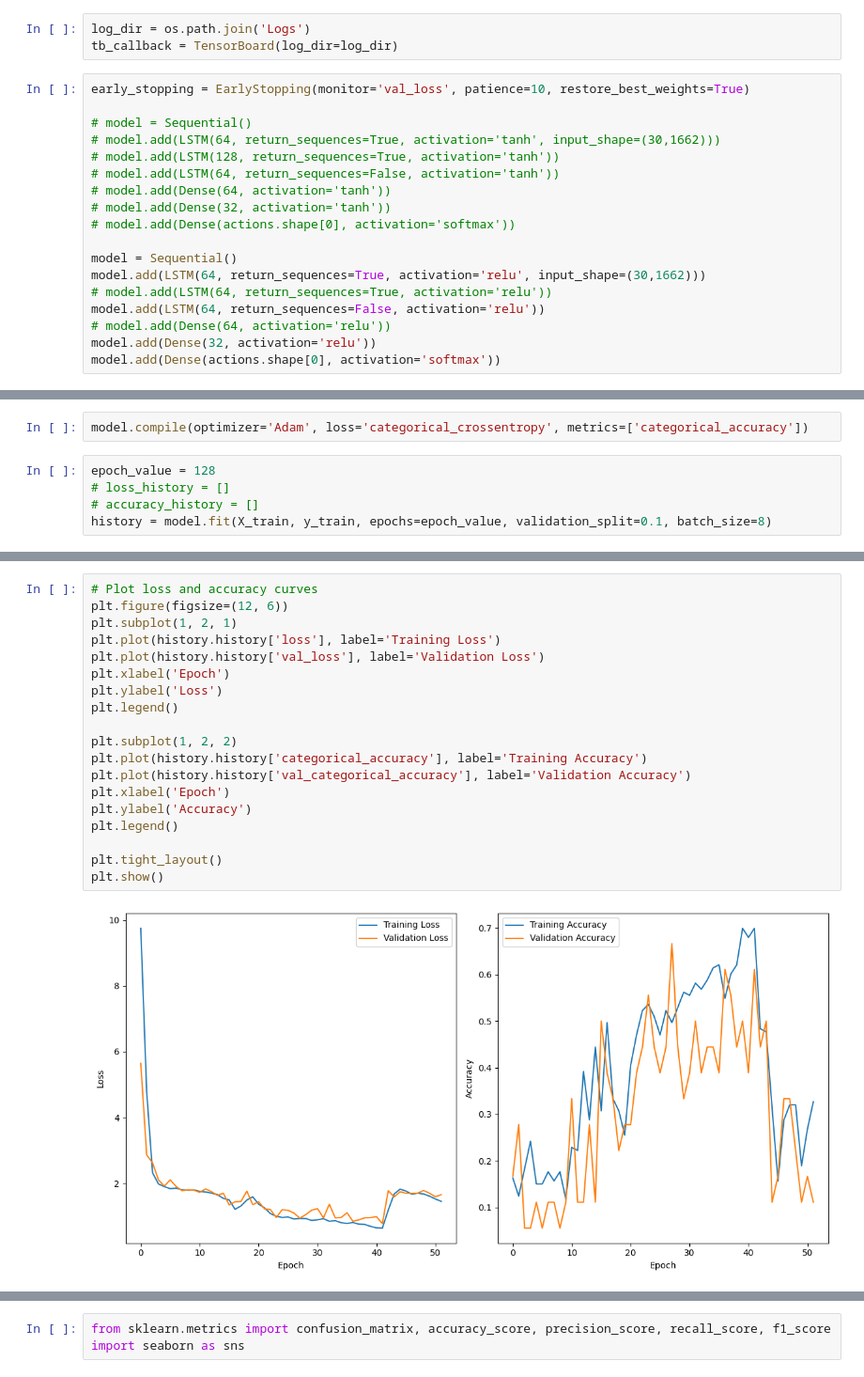
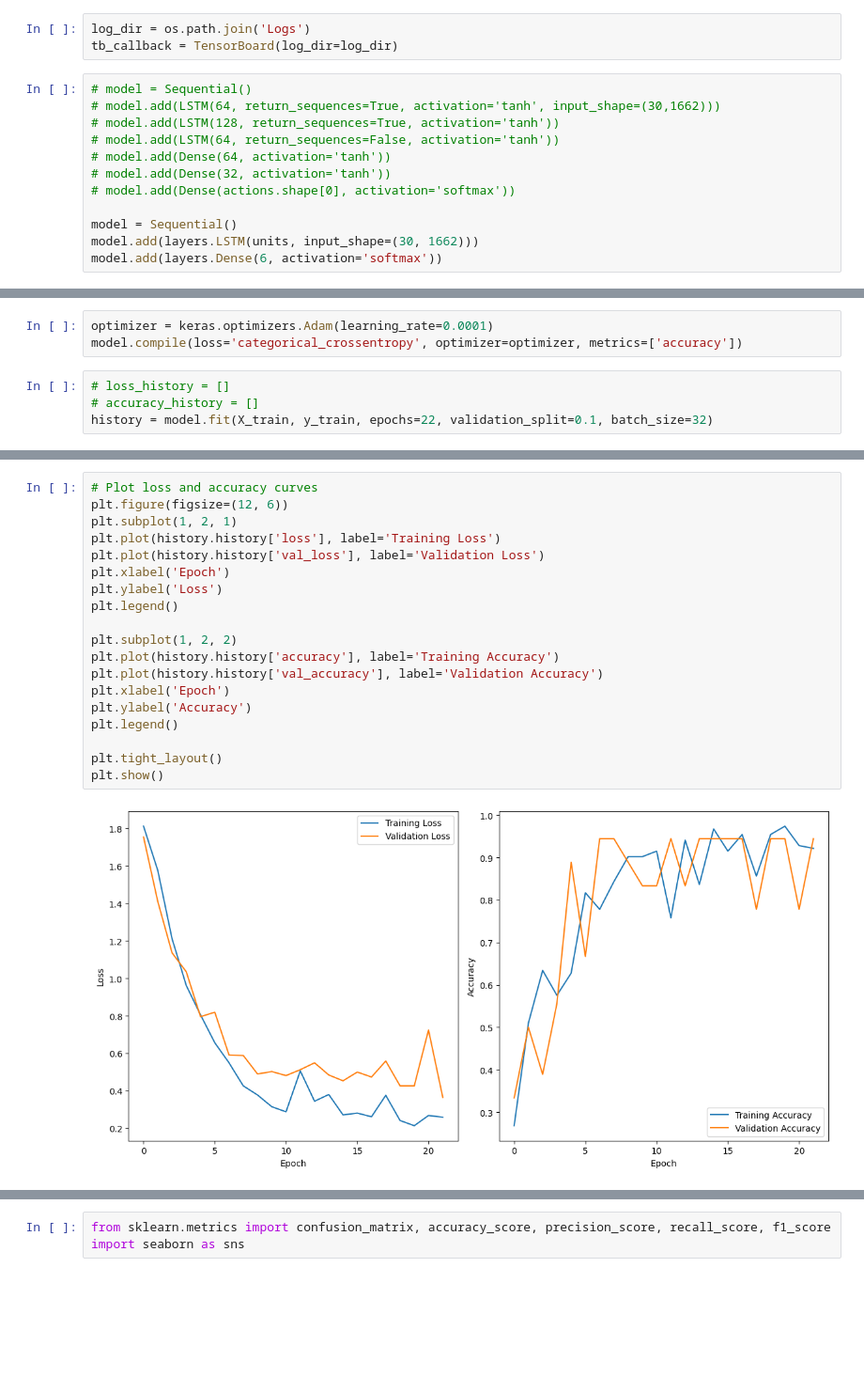
Before and after one commit to heyameen/british_sign_language_model, a Jupyter notebook: british_sign_language_model.ipynb, the cells around one changed output, grey strips where cells are left out. Shown: that part at 94% size. Saved outputs shown, nothing was run; the diff lists cells and outputs as text; blank space fills up the shorter version.

Commit message:
Model now has the optimal parameter

```diff
--- a/british_sign_language_model.ipynb
+++ b/british_sign_language_model.ipynb
@@ -259,8 +342,6 @@ from tensorflow.keras.callbacks import TensorBoard, EarlyStopping
 log_dir = os.path.join('Logs')
 tb_callback = TensorBoard(log_dir=log_dir)
 # %%
-early_stopping = EarlyStopping(monitor='val_loss', patience=10, restore_best_weights=True)
-
 # model = Sequential()
 # model.add(LSTM(64, return_sequences=True, activation='tanh', input_shape=(30,1662)))
 # model.add(LSTM(128, return_sequences=True, activation='tanh'))
@@ -270,9 +351,5 @@ early_stopping = EarlyStopping(monitor='val_loss', patience=10, restore_best_wei
 # model.add(Dense(actions.shape[0], activation='softmax'))
 
 model = Sequential()
-model.add(LSTM(64, return_sequences=True, activation='relu', input_shape=(30,1662)))
-# model.add(LSTM(64, return_sequences=True, activation='relu'))
-model.add(LSTM(64, return_sequences=False, activation='relu'))
-# model.add(Dense(64, activation='relu'))
-model.add(Dense(32, activation='relu'))
-model.add(Dense(actions.shape[0], activation='softmax'))
+model.add(layers.LSTM(units, input_shape=(30, 1662)))
+model.add(layers.Dense(6, activation='softmax'))
@@ -282,8 +356,8 @@ WARNING:tensorflow:Layer lstm_1 will not use cuDNN kernels since it doesn't meet
 # %%
-model.compile(optimizer='Adam', loss='categorical_crossentropy', metrics=['categorical_accuracy'])
+optimizer = keras.optimizers.Adam(learning_rate=0.0001)
+model.compile(loss='categorical_crossentropy', optimizer=optimizer, metrics=['accuracy'])
 # %%
-epoch_value = 128
 # loss_history = []
 # accuracy_history = []
-history = model.fit(X_train, y_train, epochs=epoch_value, validation_split=0.1, batch_size=8)
+history = model.fit(X_train, y_train, epochs=22, validation_split=0.1, batch_size=32)
 # %% [output]
@@ -303,24 +381,24 @@ Epoch 7/128
 # %%
 # Plot loss and accuracy curves
 plt.figure(figsize=(12, 6))
 plt.subplot(1, 2, 1)
 plt.plot(history.history['loss'], label='Training Loss')
 plt.plot(history.history['val_loss'], label='Validation Loss')
 plt.xlabel('Epoch')
 plt.ylabel('Loss')
 plt.legend()
 
 plt.subplot(1, 2, 2)
-plt.plot(history.history['categorical_accuracy'], label='Training Accuracy')
-plt.plot(history.history['val_categorical_accuracy'], label='Validation Accuracy')
+plt.plot(history.history['accuracy'], label='Training Accuracy')
+plt.plot(history.history['val_accuracy'], label='Validation Accuracy')
 plt.xlabel('Epoch')
 plt.ylabel('Accuracy')
 plt.legend()
 
 plt.tight_layout()
 plt.show()
 # %% [output]
-[figure, old version]
+[figure, new version]
 # %%
 model.summary()
 # %% [output]
```
Also changed, not shown: parts of 18 cells of this notebook, 4 other files.
